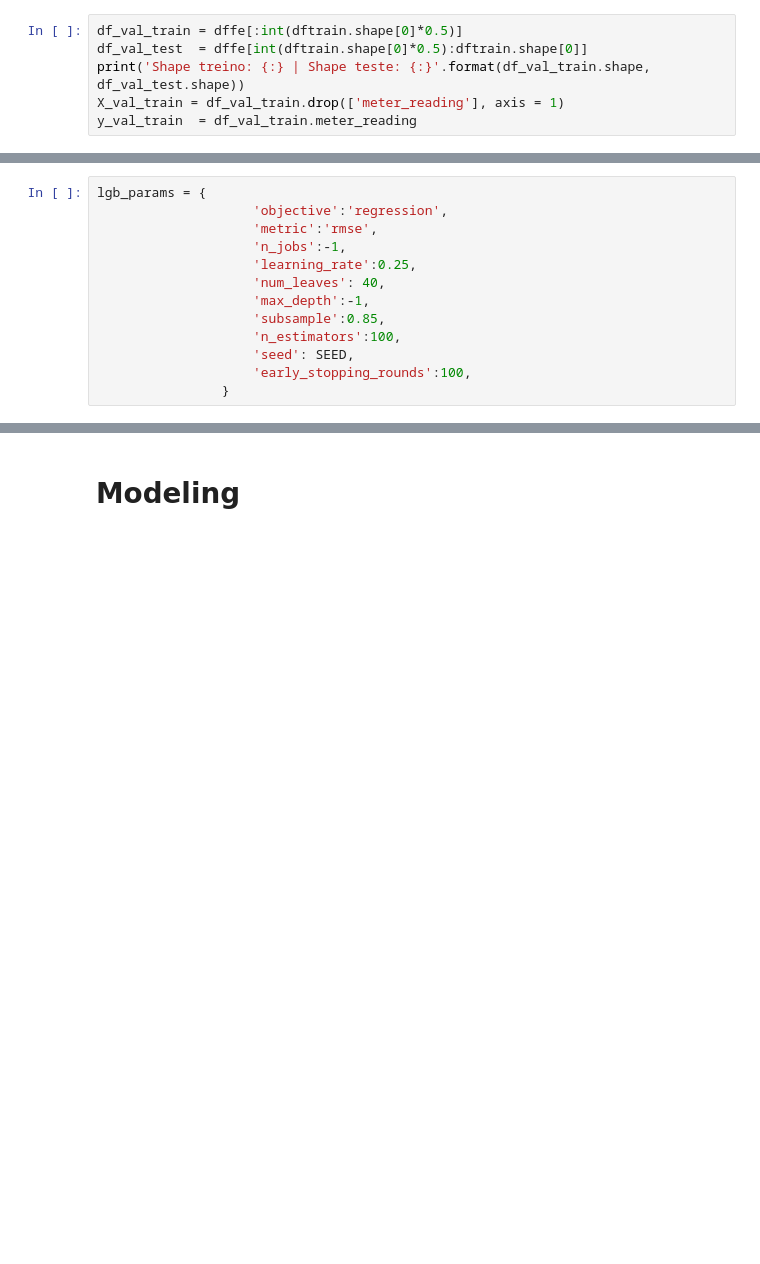
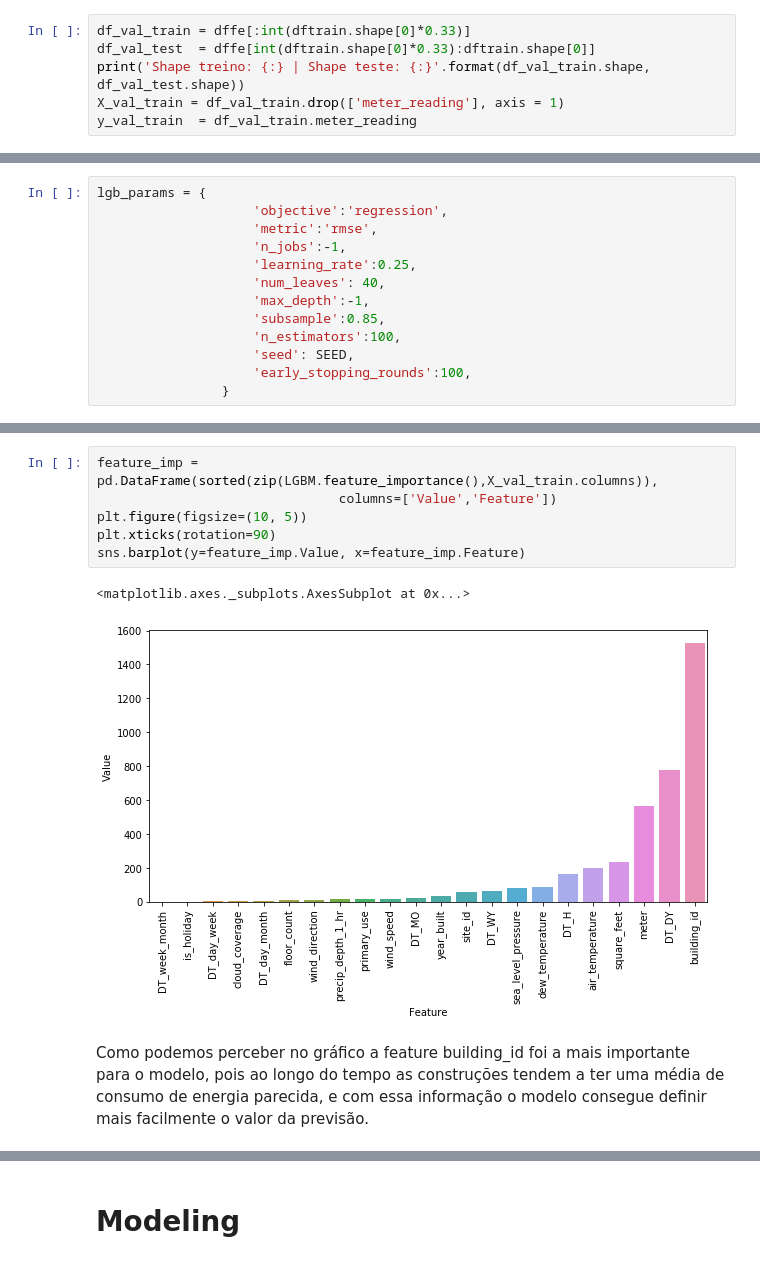
Before and after one commit to rossinendrew/Portfolio, a Jupyter notebook: ASHRAE-Solution.ipynb, the cells around one changed output, grey strips where cells are left out. Saved outputs shown, nothing was run; the diff lists cells and outputs as text; blank space fills up the shorter version.

```diff
--- a/ASHRAE-Solution.ipynb
+++ b/ASHRAE-Solution.ipynb
@@ -101,6 +99,6 @@ A validação foi feita replicando da melhor maneira possível a situação enco
 # %%
-df_val_train = dffe[:int(dftrain.shape[0]*0.5)]
-df_val_test  = dffe[int(dftrain.shape[0]*0.5):dftrain.shape[0]]
+df_val_train = dffe[:int(dftrain.shape[0]*0.33)]
+df_val_test  = dffe[int(dftrain.shape[0]*0.33):dftrain.shape[0]]
 print('Shape treino: {:} | Shape teste: {:}'.format(df_val_train.shape, df_val_test.shape))
 X_val_train = df_val_train.drop(['meter_reading'], axis = 1)
 y_val_train  = df_val_train.meter_reading
@@ -164,3 +170,14 @@ Root mean squared logarithm error: 3.03
+# %%
+feature_imp = pd.DataFrame(sorted(zip(LGBM.feature_importance(),X_val_train.columns)),
+                               columns=['Value','Feature'])
+plt.figure(figsize=(10, 5))
+plt.xticks(rotation=90)
+sns.barplot(y=feature_imp.Value, x=feature_imp.Feature)
+# %% [output]
+<matplotlib.axes._subplots.AxesSubplot at 0x...>
+[figure, added]
+# %% [markdown]
+Como podemos perceber no gráfico a feature building_id foi a mais importante para o modelo, pois ao longo do tempo as construções tendem a ter uma média de consumo de energia parecida, e com essa informação o modelo consegue definir mais facilmente o valor da previsão.
 # %%
 del df_val_train, df_val_test, X_val_train, y_val_train
 gc.collect()
```
Also changed, not shown: parts of 23 cells of this notebook.
